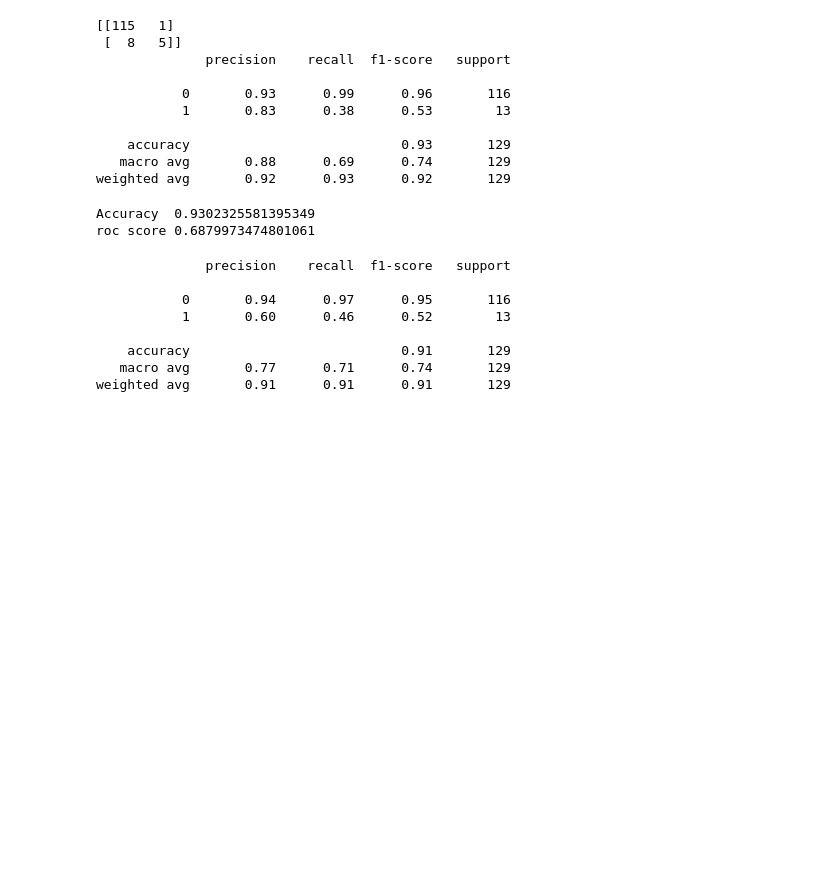
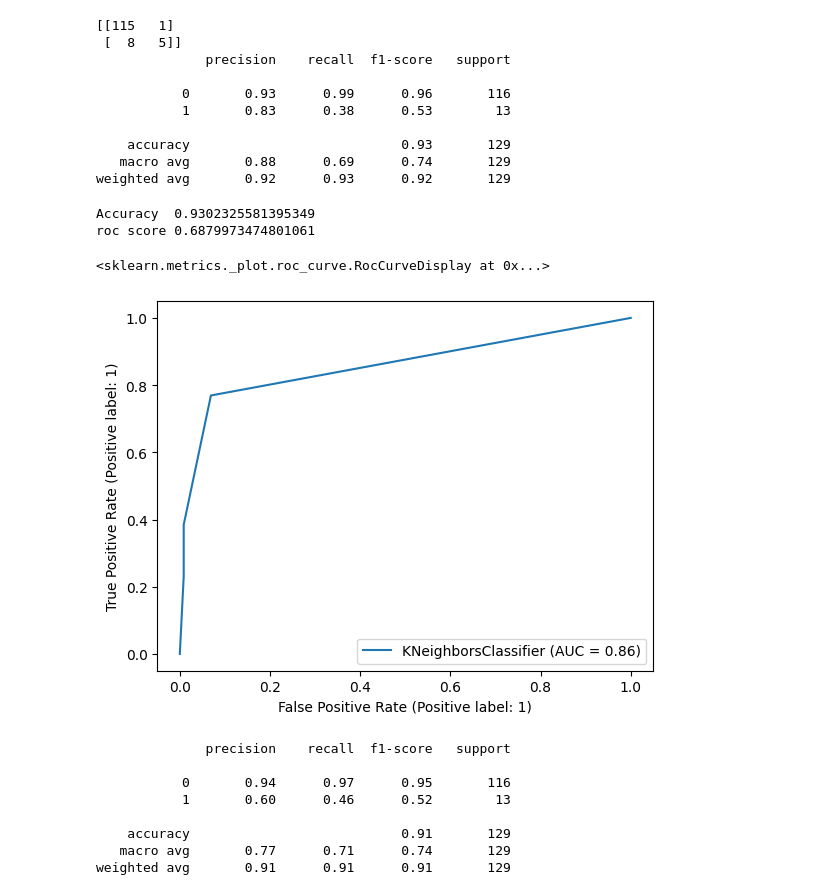
Before and after one commit to Aya-gamal2211/MachineLearning, a Jupyter notebook: knn.ipynb, the cells around one changed output. Cells and saved outputs as stored; diff of their text form; code cells hidden in the pictures; blank space fills up the shorter version.

```diff
--- a/knn.ipynb
+++ b/knn.ipynb
@@ -147,6 +152,11 @@ print("roc score",metrics.roc_auc_score(y_cv,y_pred1))#row curve is the best met
 # %% [output]
 Accuracy  0.9302325581395349
 roc score 0.6879973474801061
+# %%
+metrics.plot_roc_curve(knn1,x_cv,y_cv)
+# %% [output]
+<sklearn.metrics._plot.roc_curve.RocCurveDisplay at 0x...>
+[figure, added]
 # %%
 knn5 = KNeighborsClassifier(n_neighbors=5)
 knn5.fit(x_train, y_train)
```
Also changed, not shown: parts of 15 cells of this notebook, 2 other files.
